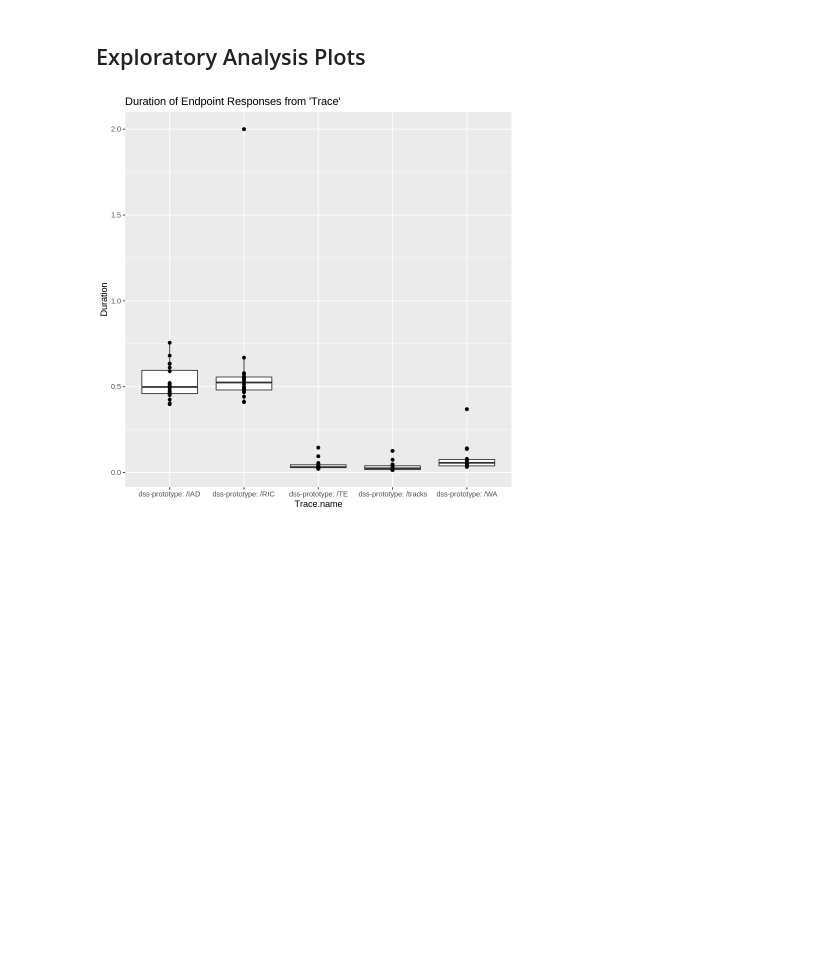
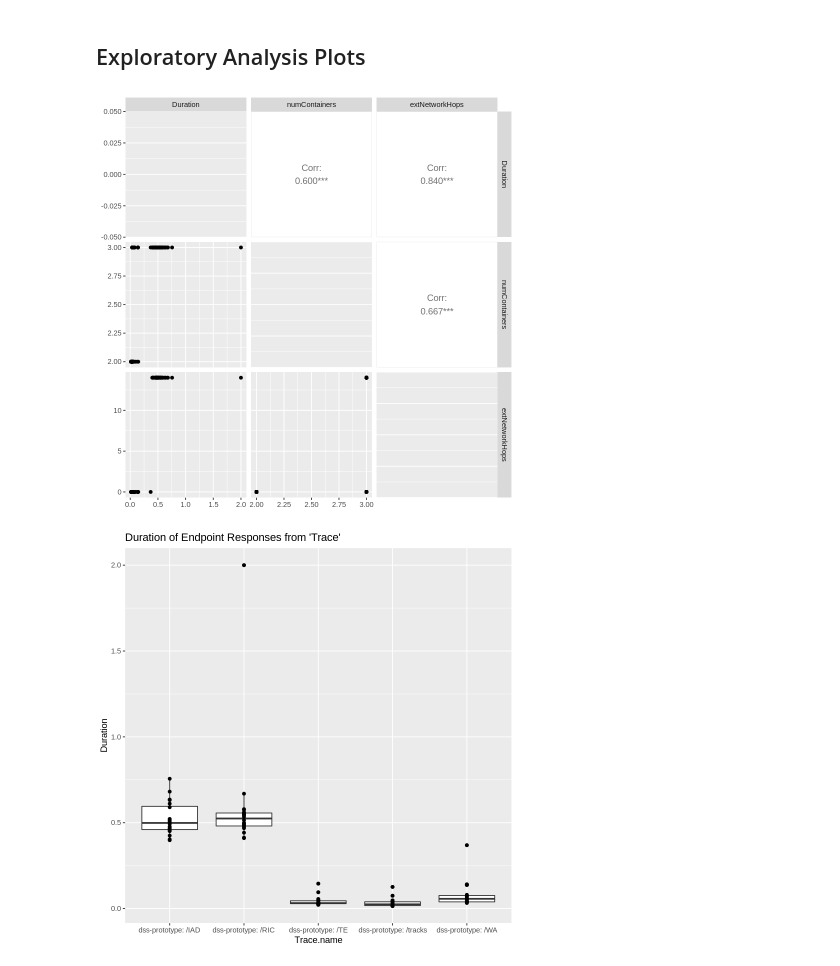
Before and after one commit to amurp003/dss-prototype, a Jupyter notebook: analysis/dss-span-analysis-rev1.ipynb, the cells around one changed output. Cells and saved outputs as stored; diff of their text form; code cells hidden in the pictures; blank space fills up the shorter version.

```diff
--- a/analysis/dss-span-analysis-rev1.ipynb
+++ b/analysis/dss-span-analysis-rev1.ipynb
@@ -188,3 +221,9 @@ A data.frame: 6 × 6
 # %% [markdown]
 ## Exploratory Analysis Plots ##
+# %%
+spanMetrics %>%
+    select(Duration, numContainers, extNetworkHops) %>%
+    ggpairs(spanMetrics)
+# %% [output]
+[figure, added]
 # %%
```
Also changed, not shown: parts of 29 cells of this notebook, 3 other files.
